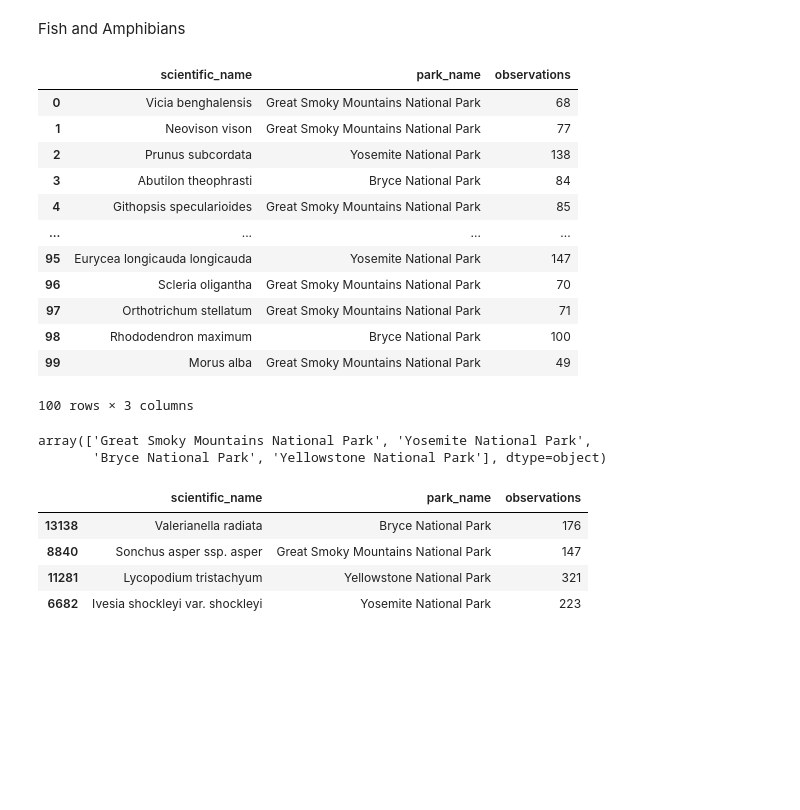
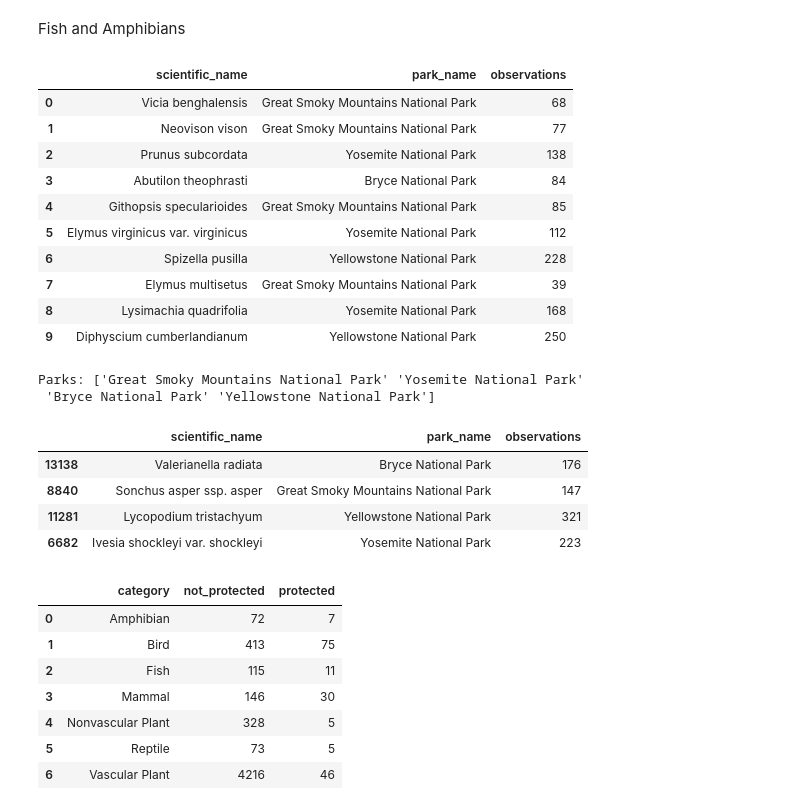
Before and after one commit to bartmj/Biodiversity-EDA, a Jupyter notebook: biodiversity.ipynb, the cells around one changed output. Saved outputs shown, nothing was run; the diff lists cells and outputs as text; code cells hidden in the pictures; blank space fills up the shorter version.

```diff
--- a/biodiversity.ipynb
+++ b/biodiversity.ipynb
@@ -90,24 +118,21 @@ Fish and Amphibians
 # %%
-observations.head(100)
+observations.head(10)
 # %% [output]
 |  | scientific_name | park_name | observations |
 | 0 | Vicia benghalensis | Great Smoky Mountains National Park | 68 |
 | 1 | Neovison vison | Great Smoky Mountains National Park | 77 |
 | 2 | Prunus subcordata | Yosemite National Park | 138 |
 | 3 | Abutilon theophrasti | Bryce National Park | 84 |
 | 4 | Githopsis specularioides | Great Smoky Mountains National Park | 85 |
-| ... | ... | ... | ... |
-| 95 | Eurycea longicauda longicauda | Yosemite National Park | 147 |
-| 96 | Scleria oligantha | Great Smoky Mountains National Park | 70 |
-| 97 | Orthotrichum stellatum | Great Smoky Mountains National Park | 71 |
-| 98 | Rhododendron maximum | Bryce National Park | 100 |
-| 99 | Morus alba | Great Smoky Mountains National Park | 49 |
+| 5 | Elymus virginicus var. virginicus | Yosemite National Park | 112 |
+| 6 | Spizella pusilla | Yellowstone National Park | 228 |
+| 7 | Elymus multisetus | Great Smoky Mountains National Park | 39 |
+| 8 | Lysimachia quadrifolia | Yosemite National Park | 168 |
+| 9 | Diphyscium cumberlandianum | Yellowstone National Park | 250 |
-100 rows × 3 columns
 # %%
 parks = observations['park_name'].unique()
+print(f'Parks: {parks}')
+# %% [output]
+Parks: ['Great Smoky Mountains National Park' 'Yosemite National Park'
+ 'Bryce National Park' 'Yellowstone National Park']
-# %%
-parks
-# %% [output]
-array(['Great Smoky Mountains National Park', 'Yosemite National Park',
-       'Bryce National Park', 'Yellowstone National Park'], dtype=object)
 # %%
@@ -134,0 +171,11 @@ result
+# %%
+protected_by_categories
+# %% [output]
+|  | category | not_protected | protected |
+| 0 | Amphibian | 72 | 7 |
+| 1 | Bird | 413 | 75 |
+| 2 | Fish | 115 | 11 |
+| 3 | Mammal | 146 | 30 |
+| 4 | Nonvascular Plant | 328 | 5 |
+| 5 | Reptile | 73 | 5 |
+| 6 | Vascular Plant | 4216 | 46 |
```
Also changed, not shown: parts of 14 cells of this notebook.
